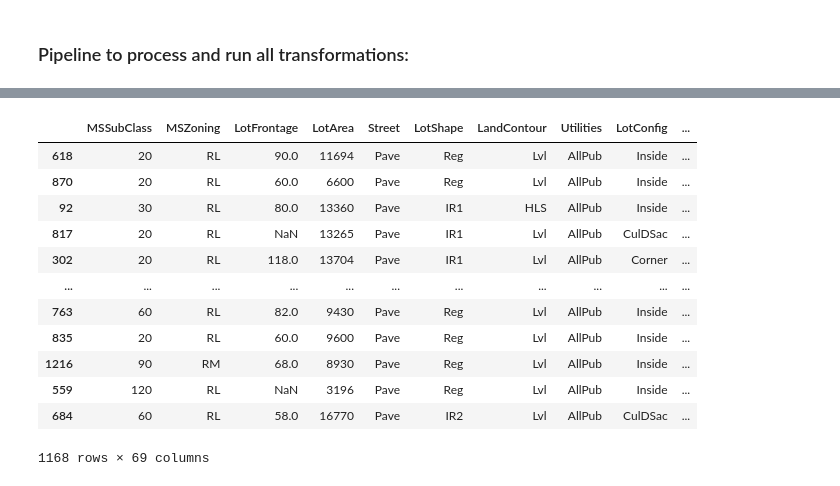
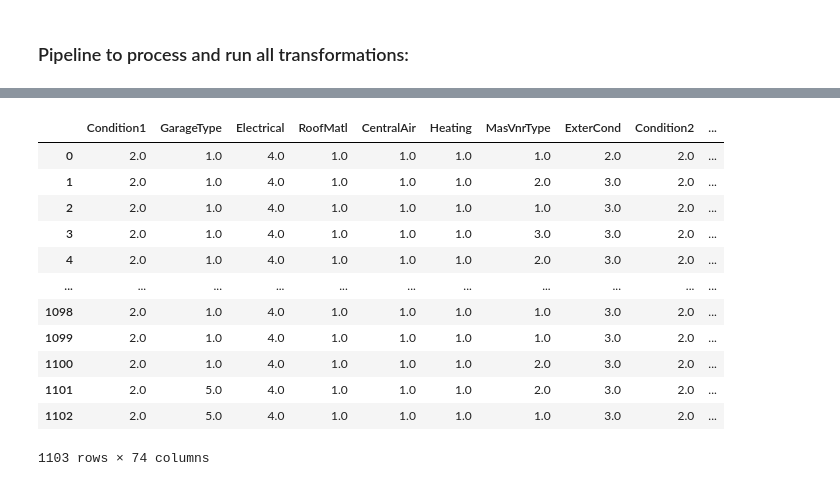
Before and after one commit to MiriMichaeli/ML_learning, a Jupyter notebook: home_price_model_prediction.ipynb, the cells around one changed output, grey strips where cells are left out. Cells and saved outputs as stored; diff of their text form; code cells hidden in the pictures.

Commit message:
pipelines work and the first model prediction score MAE: 17551.903586956523

```diff
--- a/home_price_model_prediction.ipynb
+++ b/home_price_model_prediction.ipynb
@@ -480,29 +693,23 @@ preprocessor = ColumnTransformer(
 # Define the model:
 model = RandomForestRegressor(n_estimators=100, random_state=0)
 # %%
-my_pipeline = Pipeline(steps=[
-    # ('preprocessor', preprocessor),
-    ('create_copy', CreateCopy()),  # Creating a copy
+# Applying the pipeline:
+first_pipeline = Pipeline(steps=[
+    # ('create_copy', CreateCopy()),  # Creating a copy
     ('custom_feature_engineer', CustomFeatureEngineer()),  # Here, numerical and categorical features will be separated.
+    ('changing_entries', ChangingEntries()),  # Modifying entries.
     ('handle_missing_values', ImputeMissingValues()),  # Handling missing values.
-    ('changing_entries', ChangingEntries()),  # Modifying entries.
+    ('categorical_to_numeric', categorical_preprocessor),
+    ]
+)
+
+column_name_extractor_pipeline = Pipeline(steps=[
+    ('extract_column_names', FunctionTransformer(lambda x: x.columns, validate=False)),
+    ]
+)
+
+second_pipeline = Pipeline(steps=[
     ('drop_features', DropUnnecessaryFeatures()),  # Removing unnecessary features.
     # ('model', model)
-                             ])
-x_new = my_pipeline.fit_transform(X_train, y_train)
+    ]
+)
-# %%
-x_new
-# %% [output]
-|  | MSSubClass | MSZoning | LotFrontage | LotArea | Street | LotShape | LandContour | Utilities | LotConfig | ... |
-| 618 | 20 | RL | 90.0 | 11694 | Pave | Reg | Lvl | AllPub | Inside | ... |
-| 870 | 20 | RL | 60.0 | 6600 | Pave | Reg | Lvl | AllPub | Inside | ... |
-| 92 | 30 | RL | 80.0 | 13360 | Pave | IR1 | HLS | AllPub | Inside | ... |
-| 817 | 20 | RL | NaN | 13265 | Pave | IR1 | Lvl | AllPub | CulDSac | ... |
-| 302 | 20 | RL | 118.0 | 13704 | Pave | IR1 | Lvl | AllPub | Corner | ... |
-| ... | ... | ... | ... | ... | ... | ... | ... | ... | ... | ... |
-| 763 | 60 | RL | 82.0 | 9430 | Pave | Reg | Lvl | AllPub | Inside | ... |
-| 835 | 20 | RL | 60.0 | 9600 | Pave | Reg | Lvl | AllPub | Inside | ... |
-| 1216 | 90 | RM | 68.0 | 8930 | Pave | Reg | Lvl | AllPub | Inside | ... |
-| 559 | 120 | RL | NaN | 3196 | Pave | Reg | Lvl | AllPub | Inside | ... |
-| 684 | 60 | RL | 58.0 | 16770 | Pave | IR2 | Lvl | AllPub | CulDSac | ... |
-1168 rows × 69 columns
@@ -530,0 +716,37 @@ print('MAE:', score)
+# %%
+# Separate target from predictors
+# print(df_train['SalePrice'].isnull().sum()) # check that labels are not missing
+y = df_train['SalePrice']
+X = df_train.drop(['SalePrice'], axis=1).copy()
+
+# Divide data into training and validation subsets
+X_train, X_valid, y_train, y_valid = train_test_split(X, y, train_size=0.8, test_size=0.2,
+                                                      random_state=0)
+# %%
+cols = column_name_extractor_pipeline.fit_transform(X_train)
+transformed_data = first_pipeline.fit_transform(X_train)
+# Transform the transformed_data to DataFrame
+# Get the column names from the ColumnNameExtractor pipeline
+new_columns = column_transformer.label_features + column_transformer.ordinal_features
+reminder_cols = [col for col in cols if col not in new_columns]
+new_column_order = new_columns + reminder_cols
+transformed_df = pd.DataFrame(transformed_data, columns=new_column_order)
+
+# transformed_df
+# %%
+second_pipeline.fit_transform(transformed_df)
+transformed_df
+# %% [output]
+|  | Condition1 | GarageType | Electrical | RoofMatl | CentralAir | Heating | MasVnrType | ExterCond | Condition2 | ... |
+| 0 | 2.0 | 1.0 | 4.0 | 1.0 | 1.0 | 1.0 | 1.0 | 2.0 | 2.0 | ... |
+| 1 | 2.0 | 1.0 | 4.0 | 1.0 | 1.0 | 1.0 | 2.0 | 3.0 | 2.0 | ... |
+| 2 | 2.0 | 1.0 | 4.0 | 1.0 | 1.0 | 1.0 | 1.0 | 3.0 | 2.0 | ... |
+| 3 | 2.0 | 1.0 | 4.0 | 1.0 | 1.0 | 1.0 | 3.0 | 3.0 | 2.0 | ... |
+| 4 | 2.0 | 1.0 | 4.0 | 1.0 | 1.0 | 1.0 | 2.0 | 3.0 | 2.0 | ... |
+| ... | ... | ... | ... | ... | ... | ... | ... | ... | ... | ... |
+| 1098 | 2.0 | 1.0 | 4.0 | 1.0 | 1.0 | 1.0 | 1.0 | 3.0 | 2.0 | ... |
+| 1099 | 2.0 | 1.0 | 4.0 | 1.0 | 1.0 | 1.0 | 1.0 | 3.0 | 2.0 | ... |
+| 1100 | 2.0 | 1.0 | 4.0 | 1.0 | 1.0 | 1.0 | 2.0 | 3.0 | 2.0 | ... |
+| 1101 | 2.0 | 5.0 | 4.0 | 1.0 | 1.0 | 1.0 | 2.0 | 3.0 | 2.0 | ... |
+| 1102 | 2.0 | 5.0 | 4.0 | 1.0 | 1.0 | 1.0 | 1.0 | 3.0 | 2.0 | ... |
+1103 rows × 74 columns
```
Also changed, not shown: parts of 20 cells of this notebook.
